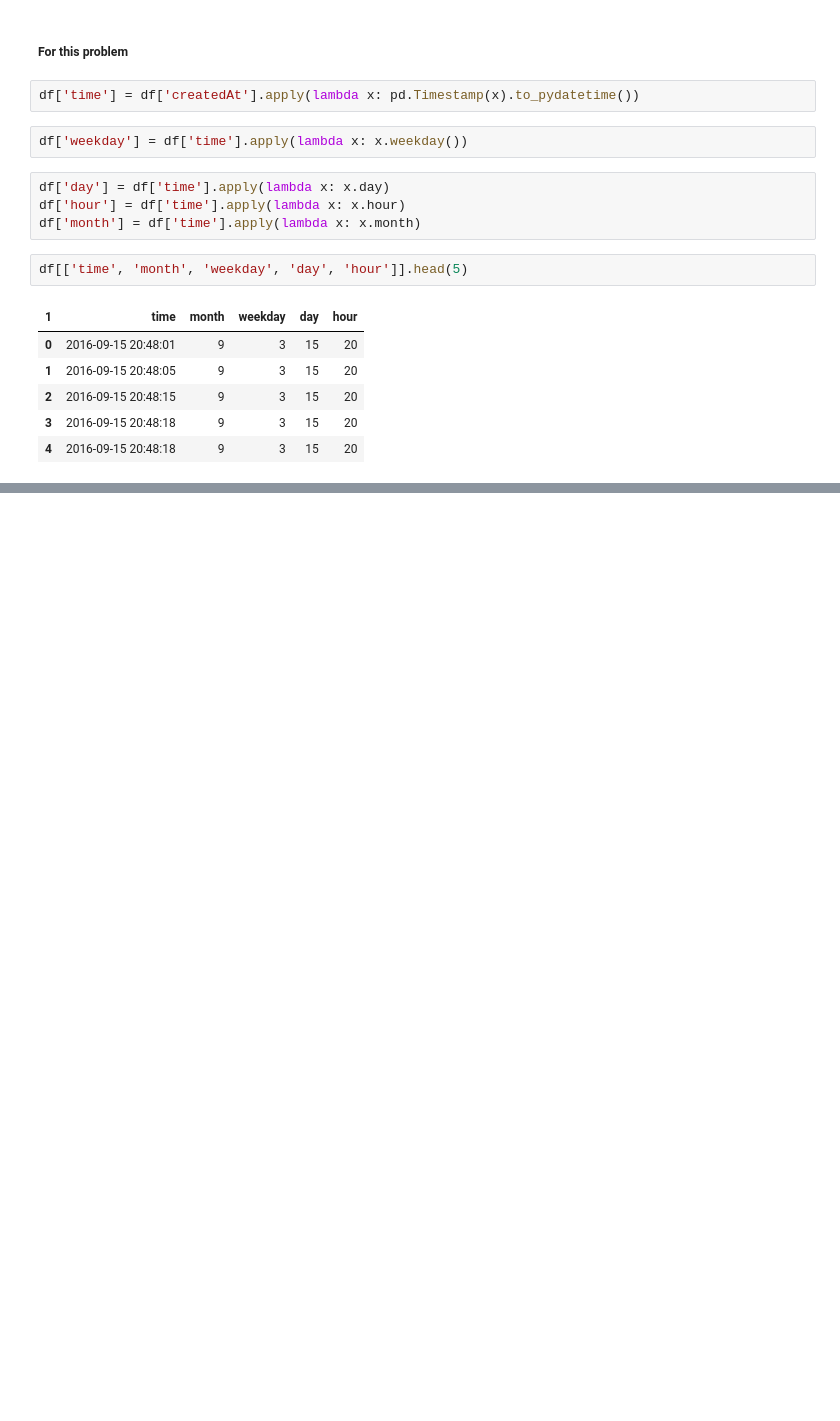
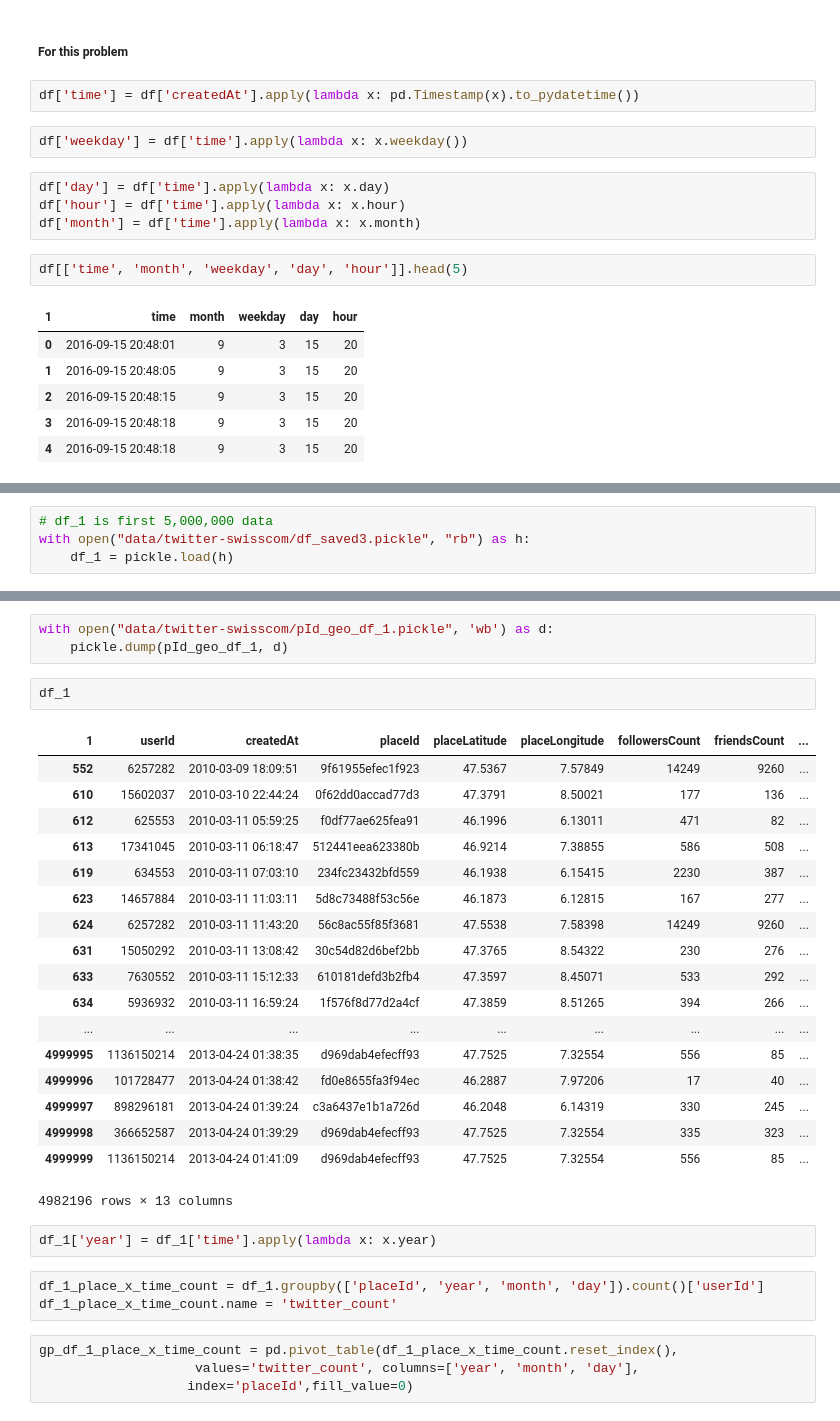
Before and after one commit to fanzhangsuper/Fancy_project, a Jupyter notebook: GenerateData.ipynb, the cells around one changed output, grey strips where cells are left out. Saved outputs shown, nothing was run; the diff lists cells and outputs as text; blank space fills up the shorter version.

```diff
--- a/GenerateData.ipynb
+++ b/GenerateData.ipynb
@@ -316,0 +335,4 @@ df[['time', 'month', 'weekday', 'day', 'hour']].head(5)
+# %%
+# df_1 is first 5,000,000 data
+with open("data/twitter-swisscom/df_saved3.pickle", "rb") as h:
+    df_1 = pickle.load(h)
@@ -316,0 +419,33 @@ df[['time', 'month', 'weekday', 'day', 'hour']].head(5)
+# %%
+with open("data/twitter-swisscom/pId_geo_df_1.pickle", 'wb') as d:
+    pickle.dump(pId_geo_df_1, d)
+# %%
+df_1
+# %% [output]
+| 1 | userId | createdAt | placeId | placeLatitude | placeLongitude | followersCount | friendsCount | ... |
+| 552 | 6257282 | 2010-03-09 18:09:51 | 9f61955efec1f923 | 47.5367 | 7.57849 | 14249 | 9260 | ... |
+| 610 | 15602037 | 2010-03-10 22:44:24 | 0f62dd0accad77d3 | 47.3791 | 8.50021 | 177 | 136 | ... |
+| 612 | 625553 | 2010-03-11 05:59:25 | f0df77ae625fea91 | 46.1996 | 6.13011 | 471 | 82 | ... |
+| 613 | 17341045 | 2010-03-11 06:18:47 | 512441eea623380b | 46.9214 | 7.38855 | 586 | 508 | ... |
+| 619 | 634553 | 2010-03-11 07:03:10 | 234fc23432bfd559 | 46.1938 | 6.15415 | 2230 | 387 | ... |
+| 623 | 14657884 | 2010-03-11 11:03:11 | 5d8c73488f53c56e | 46.1873 | 6.12815 | 167 | 277 | ... |
+| 624 | 6257282 | 2010-03-11 11:43:20 | 56c8ac55f85f3681 | 47.5538 | 7.58398 | 14249 | 9260 | ... |
+| 631 | 15050292 | 2010-03-11 13:08:42 | 30c54d82d6bef2bb | 47.3765 | 8.54322 | 230 | 276 | ... |
+| 633 | 7630552 | 2010-03-11 15:12:33 | 610181defd3b2fb4 | 47.3597 | 8.45071 | 533 | 292 | ... |
+| 634 | 5936932 | 2010-03-11 16:59:24 | 1f576f8d77d2a4cf | 47.3859 | 8.51265 | 394 | 266 | ... |
+| ... | ... | ... | ... | ... | ... | ... | ... | ... |
+| 4999995 | 1136150214 | 2013-04-24 01:38:35 | d969dab4efecff93 | 47.7525 | 7.32554 | 556 | 85 | ... |
+| 4999996 | 101728477 | 2013-04-24 01:38:42 | fd0e8655fa3f94ec | 46.2887 | 7.97206 | 17 | 40 | ... |
+| 4999997 | 898296181 | 2013-04-24 01:39:24 | c3a6437e1b1a726d | 46.2048 | 6.14319 | 330 | 245 | ... |
+| 4999998 | 366652587 | 2013-04-24 01:39:29 | d969dab4efecff93 | 47.7525 | 7.32554 | 335 | 323 | ... |
+| 4999999 | 1136150214 | 2013-04-24 01:41:09 | d969dab4efecff93 | 47.7525 | 7.32554 | 556 | 85 | ... |
+4982196 rows × 13 columns
+# %%
+df_1['year'] = df_1['time'].apply(lambda x: x.year)
+# %%
+df_1_place_x_time_count = df_1.groupby(['placeId', 'year', 'month', 'day']).count()['userId']
+df_1_place_x_time_count.name = 'twitter_count'
+# %%
+gp_df_1_place_x_time_count = pd.pivot_table(df_1_place_x_time_count.reset_index(),
+                    values='twitter_count', columns=['year', 'month', 'day'],
+                   index='placeId',fill_value=0)
```
Also changed, not shown: parts of 43 cells of this notebook, 31 other files.
